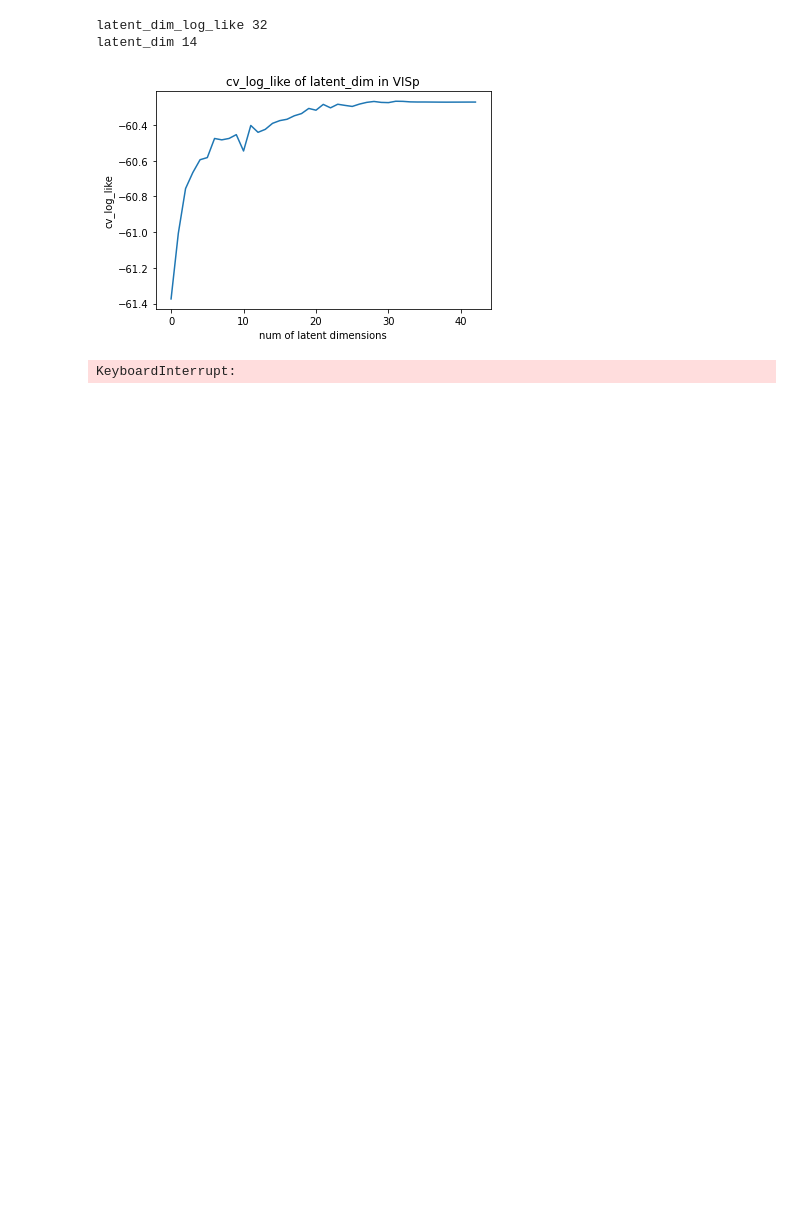
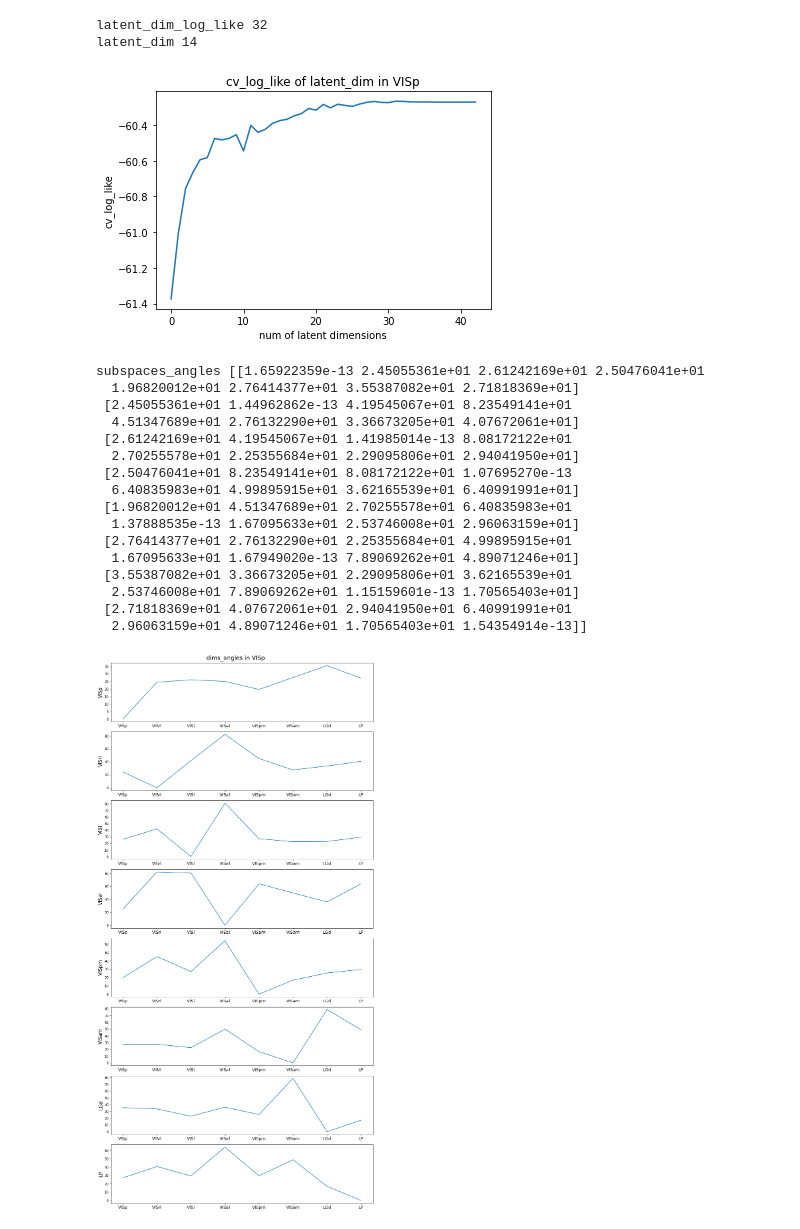
Before and after one commit to Jp-17/Coding_learning, a Jupyter notebook: Project_explore/Information flow across areas/CS_CCA_part5.ipynb, the cells around one changed output. Drawn from its saved outputs; the diff is of its cells as text; code cells hidden in the pictures; blank space fills up the shorter version.

Commit message:
get areas important data

```diff
--- a/Project_explore/Information flow across areas/CS_CCA_part5.ipynb
+++ b/Project_explore/Information flow across areas/CS_CCA_part5.ipynb
@@ -411,7 +411,7 @@ latent_dim = 20
 des_mat = get_design_matrix(area, stim_table=drift_stim_table)
 cv_log_like = cross_val_pCCA(des_mat, latent_dim)
 # %%
-def pCCA_subspaces_angle(area_x, area_y1, area_y2, pCCA_load_mat_1, pCCA_load_mat_2, stim_table=drift_stim_table):
+def pCCA_subspaces_angle(area_x, area_y1, area_y2, pCCA_load_mat_1, pCCA_load_mat_2):
     """pCCA_subspaces_angle, get angles of subspaces via pCCA
 
     To identify the relation between subspaces got by (pCCA for area_x & area_y1) and (pCCA for area_x & area_y2)
@@ -444,12 +444,12 @@ def pCCA_subspaces_angle(area_x, area_y1, area_y2, pCCA_load_mat_1, pCCA_load_ma
     # print('load_mat_xy1', load_mat_xy1.shape)
     # print('load_mat_xy2', load_mat_xy2.shape)
 
-    name_1 = f'area_x' + '_' + f'area_y1'
-    name_2 = f'area_x' + '_' + f'area_y2'
+    name_1 = area_x + '_' + area_y1
+    name_2 = area_x + '_' + area_y2
     load_mat_xy1 = pCCA_load_mat_1[name_1]
     load_mat_xy2 = pCCA_load_mat_1[name_2]
 
-    subspaces_angle = np.rad2deg(subspace_angles(load_mat_xy1.T, load_mat_xy2.T))
+    subspaces_angle = np.rad2deg(subspace_angles(load_mat_xy1.T, load_mat_xy2.T)[0])
 
     return subspaces_angle
 
@@ -572,18 +572,34 @@ latent_dim 14
 # %%
 area_1 = 'VISp'
 areas_2 = ['VISp', 'VISrl', 'VISl', 'VISal', 'VISpm', 'VISam', 'LGd', 'LP']
 areas_3 = ['VISp', 'VISrl', 'VISl', 'VISal', 'VISpm', 'VISam', 'LGd', 'LP']
 
-pCCA_load_mat_1 = np.load('pCCA_load_mat_1_755434585.npy')
-pCCA_load_mat_2 = np.load('pCCA_load_mat_2_755434585.npy')
+pCCA_load_mat_1 = np.load('pCCA_load_mat_1_755434585.npy', allow_pickle=True).item()
+pCCA_load_mat_2 = np.load('pCCA_load_mat_2_755434585.npy', allow_pickle=True).item()
 subspaces_angles = np.zeros((len(areas_2), len(areas_3)))
 
 for i, area_2 in enumerate(areas_2):
     for j, area_3 in enumerate(areas_3):
-        subspaces_angles[i, j] = pCCA_subspaces_angle(area_1, area_2, area_3, pCCA_load_mat_1, pCCA_load_mat_2, stim_table=drift_stim_table)
+        subspaces_angles[i, j] = pCCA_subspaces_angle(area_1, area_2, area_3, pCCA_load_mat_1, pCCA_load_mat_2)
 
 np.save('subspaces_angles_755434585', subspaces_angles)
 print('subspaces_angles', subspaces_angles)
 plot_subspaces_angles_area(area_1, areas_2, areas_3, subspaces_angles)
 # %% [output]
-KeyboardInterrupt:
+subspaces_angles [[1.65922359e-13 2.45055361e+01 2.61242169e+01 2.50476041e+01
+  1.96820012e+01 2.76414377e+01 3.55387082e+01 2.71818369e+01]
+ [2.45055361e+01 1.44962862e-13 4.19545067e+01 8.23549141e+01
+  4.51347689e+01 2.76132290e+01 3.36673205e+01 4.07672061e+01]
+ [2.61242169e+01 4.19545067e+01 1.41985014e-13 8.08172122e+01
+  2.70255578e+01 2.25355684e+01 2.29095806e+01 2.94041950e+01]
+ [2.50476041e+01 8.23549141e+01 8.08172122e+01 1.07695270e-13
+  6.40835983e+01 4.99895915e+01 3.62165539e+01 6.40991991e+01]
+ [1.96820012e+01 4.51347689e+01 2.70255578e+01 6.40835983e+01
+  1.37888535e-13 1.67095633e+01 2.53746008e+01 2.96063159e+01]
+ [2.76414377e+01 2.76132290e+01 2.25355684e+01 4.99895915e+01
+  1.67095633e+01 1.67949020e-13 7.89069262e+01 4.89071246e+01]
+ [3.55387082e+01 3.36673205e+01 2.29095806e+01 3.62165539e+01
+  2.53746008e+01 7.89069262e+01 1.15159601e-13 1.70565403e+01]
+ [2.71818369e+01 4.07672061e+01 2.94041950e+01 6.40991991e+01
+  2.96063159e+01 4.89071246e+01 1.70565403e+01 1.54354914e-13]]
+[figure, added]
```
Also changed, not shown: 7 other files.
